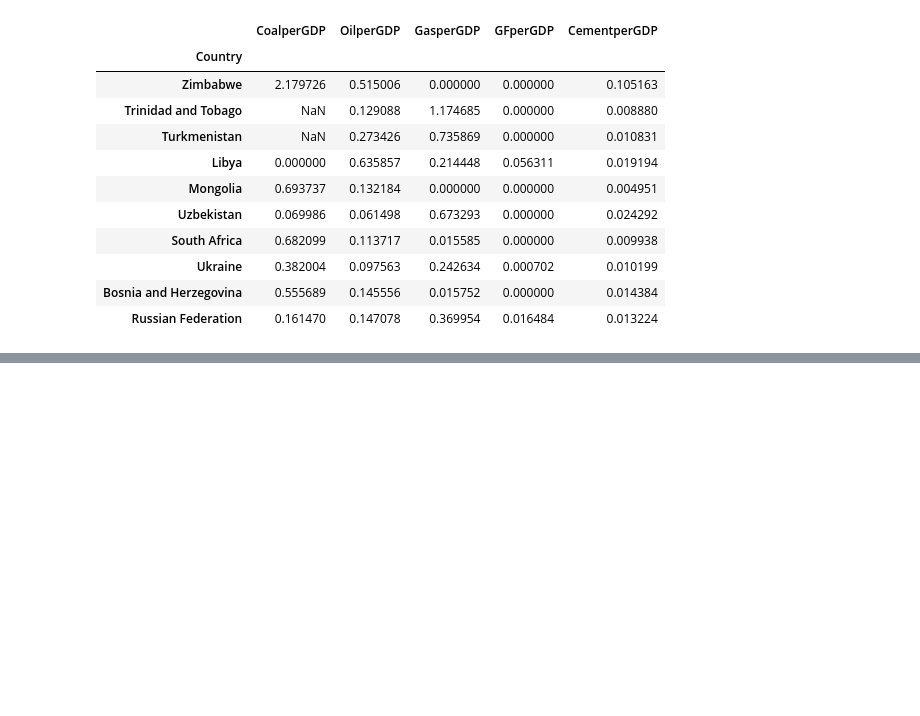
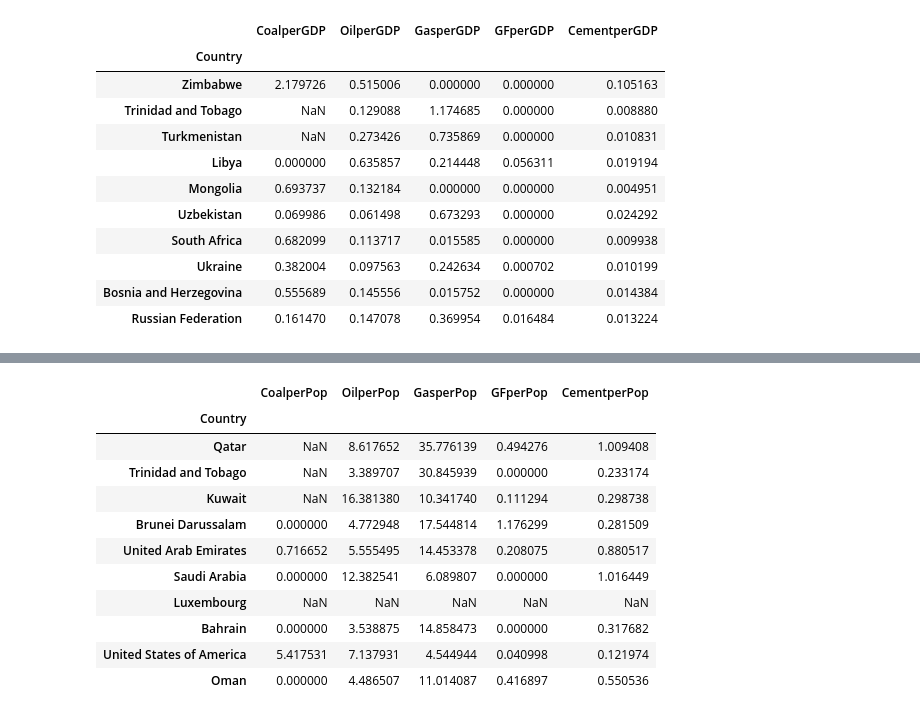
Before and after one commit to KatiRG/CO2Sankey, a Jupyter notebook: Build_countriesonly_stackedbar.ipynb, the cells around one changed output, grey strips where cells are left out. Saved outputs shown, nothing was run; the diff lists cells and outputs as text; code cells hidden in the pictures; blank space fills up the shorter version.

```diff
--- a/Build_countriesonly_stackedbar.ipynb
+++ b/Build_countriesonly_stackedbar.ipynb
@@ -345,16 +345,29 @@ df_statsT_Pop_top50.head(10)
 # %%
 df_statsT_Pop_top50.drop('Coal', axis=1, inplace=True)
 df_statsT_Pop_top50.drop('Oil', axis=1, inplace=True)
 df_statsT_Pop_top50.drop('Gas', axis=1, inplace=True)
 df_statsT_Pop_top50.drop('Gas flaring', axis=1, inplace=True)
 df_statsT_Pop_top50.drop('Cement', axis=1, inplace=True)
 df_statsT_Pop_top50.drop('MtCO2', axis=1, inplace=True)
 df_statsT_Pop_top50.drop('Population', axis=1, inplace=True)
 df_statsT_Pop_top50.drop('GDP', axis=1, inplace=True)
 df_statsT_Pop_top50.drop('MtCO2perGDP', axis=1, inplace=True)
 df_statsT_Pop_top50.drop('MtCO2perPop', axis=1, inplace=True)
 
-df_statsT_G_top50.head(10)
+df_statsT_Pop_top50.head(10)
+# %% [output]
+|  | CoalperPop | OilperPop | GasperPop | GFperPop | CementperPop |
+| Country |  |  |  |  |  |
+| Qatar | NaN | 8.617652 | 35.776139 | 0.494276 | 1.009408 |
+| Trinidad and Tobago | NaN | 3.389707 | 30.845939 | 0.000000 | 0.233174 |
+| Kuwait | NaN | 16.381380 | 10.341740 | 0.111294 | 0.298738 |
+| Brunei Darussalam | 0.000000 | 4.772948 | 17.544814 | 1.176299 | 0.281509 |
+| United Arab Emirates | 0.716652 | 5.555495 | 14.453378 | 0.208075 | 0.880517 |
+| Saudi Arabia | 0.000000 | 12.382541 | 6.089807 | 0.000000 | 1.016449 |
+| Luxembourg | NaN | NaN | NaN | NaN | NaN |
+| Bahrain | 0.000000 | 3.538875 | 14.858473 | 0.000000 | 0.317682 |
+| United States of America | 5.417531 | 7.137931 | 4.544944 | 0.040998 | 0.121974 |
+| Oman | 0.000000 | 4.486507 | 11.014087 | 0.416897 | 0.550536 |
 # %%
 #Convert to csv
 df_statsT_MtCO2_top50.to_csv('MtCO2_byCountry.tsv', sep='\t')
```
Also changed, not shown: parts of 1 cell of this notebook.
